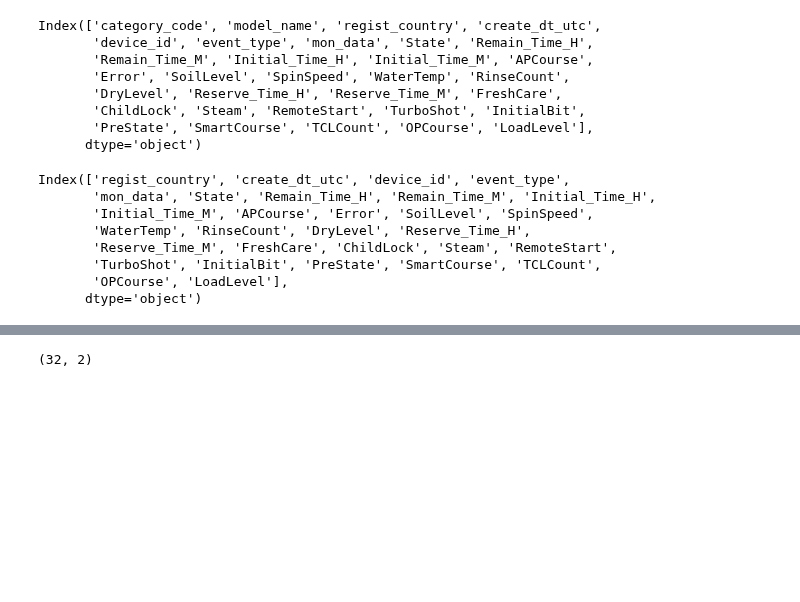
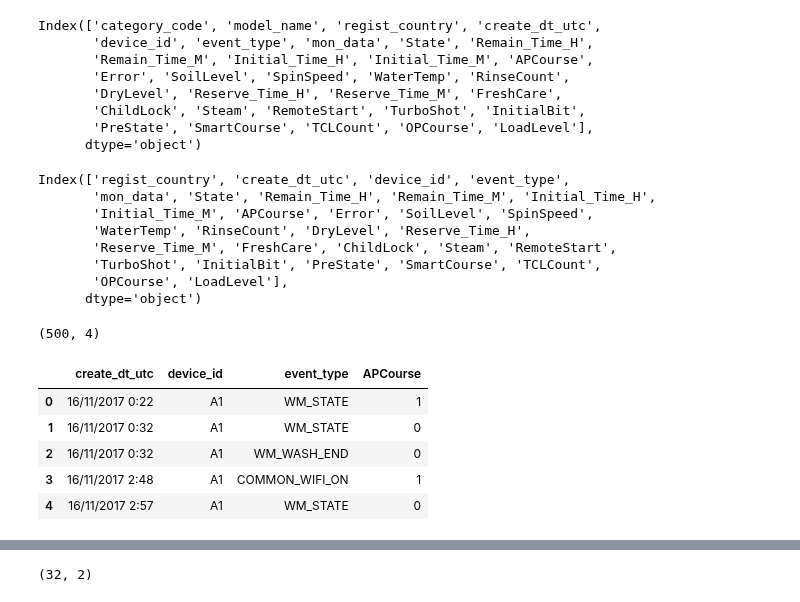
Before and after one commit to CodingSta/demo-201810-lge, a Jupyter notebook: 파이썬강의.ipynb, the cells around one changed output, grey strips where cells are left out. Saved outputs shown, nothing was run; the diff lists cells and outputs as text; code cells hidden in the pictures; blank space fills up the shorter version.

```diff
--- a/파이썬강의.ipynb
+++ b/파이썬강의.ipynb
@@ -1915,3 +1915,16 @@ Index(['regist_country', 'create_dt_utc', 'device_id', 'event_type',
        'TurboShot', 'InitialBit', 'PreState', 'SmartCourse', 'TCLCount',
        'OPCourse', 'LoadLevel'],
       dtype='object')
+# %%
+names = ['create_dt_utc', 'device_id', 'event_type', 'APCourse']
+df_washer = df_washer[names]
+print(df_washer.shape)
+df_washer.head()
+# %% [output]
+(500, 4)
+|  | create_dt_utc | device_id | event_type | APCourse |
+| 0 | 16/11/2017 0:22 | A1 | WM_STATE | 1 |
+| 1 | 16/11/2017 0:32 | A1 | WM_STATE | 0 |
+| 2 | 16/11/2017 0:32 | A1 | WM_WASH_END | 0 |
+| 3 | 16/11/2017 2:48 | A1 | COMMON_WIFI_ON | 1 |
+| 4 | 16/11/2017 2:57 | A1 | WM_STATE | 0 |
```
Also changed, not shown: parts of 8 cells of this notebook.
